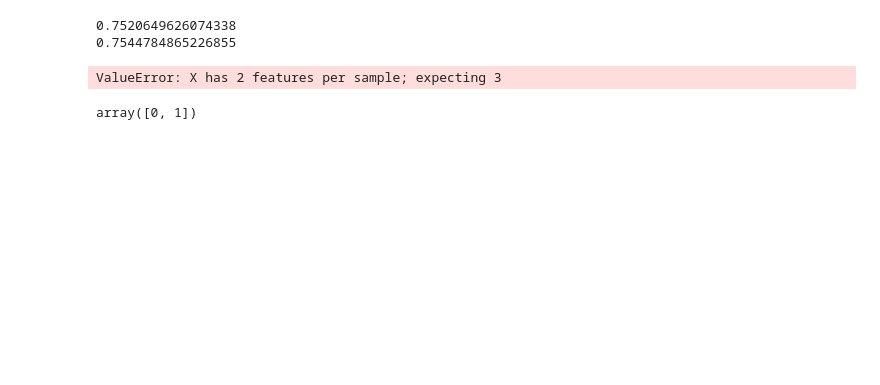
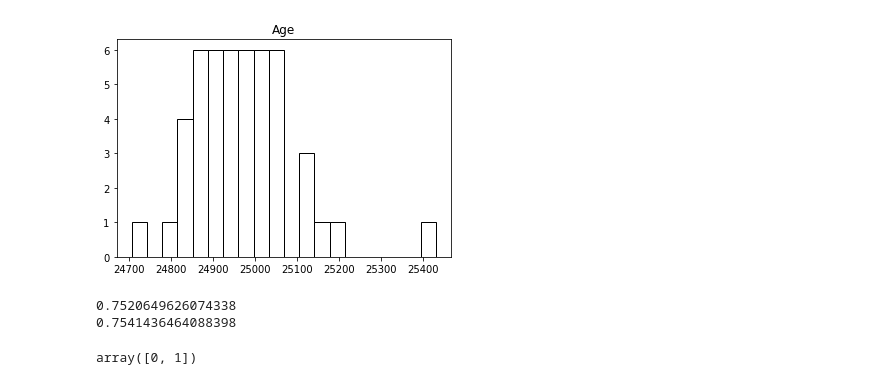
Before and after one commit to paulaxy/data_competition, a Jupyter notebook: process.ipynb, the cells around one changed output. Saved outputs shown, nothing was run; the diff lists cells and outputs as text; code cells hidden in the pictures; blank space fills up the shorter version.

```diff
--- a/process.ipynb
+++ b/process.ipynb
@@ -31,9 +117,19 @@ train_data["age"] = train_data["age"].map(lambda x: x - min_age)
+# %%
+# 调整后 age 取值不均问题
+import matplotlib.pyplot as plt
+%matplotlib inline
+x=train_data.age.unique()
+plt.hist(x,edgecolor="black",bins=20,color="white")
+plt.title("Age")
+plt.show()
+# %% [output]
+[figure, added]
 # %%
 # 模型训练
 from sklearn.linear_model import LogisticRegression
 from sklearn.model_selection import train_test_split
 
-train_X = train_data[["sex", "balance", "age"]]
+train_X = train_data[['sex','age','provider','level','verified','using_time','regist_type','card_a_cnt','card_b_cnt', 'card_c_cnt','agreement1','op1_cnt','op2_cnt','card_d_cnt','agreement_total','service1_cnt','service1_amt','service2_cnt','agreement2','agreement3','agreement4','acc_count','login_cnt_period1','login_cnt_period2','ip_cnt','login_cnt_avg','login_days_cnt','balance','balance_avg','balance1','balance1_avg', 'balance2','balance2_avg','service3','service3_level','product1_amount','product2_amount','product3_amount','product4_amount','product5_amount','product6_amount','product7_cnt','product7_fail_cnt']]
 train_Y = train_data["label"]
 
 X_train, X_test, y_train, y_test = train_test_split(train_X, train_Y, random_state=2020)
@@ -45,27 +141,25 @@ print(model.score(X_train, y_train))
 print(model.score(X_test, y_test))
 # %% [output]
 0.7520649626074338
-0.7544784865226855
+0.7541436464088398
 # %%
-import numpy as np
-def plot_decision_boundary(model, axis):
-    x0, x1 = np.meshgrid(
-        np.linspace(axis[0], axis[1], int((axis[1] - axis[0]) * 100)).reshape(-1, 1),
-        np.linspace(axis[2], axis[3], int((axis[3] - axis[2]) * 100)).reshape(-1, 1),
-    )
-    X_new = np.c_[x0.ravel(), x1.ravel()]
+# import numpy as np
+# def plot_decision_boundary(model, axis):
+#     x0, x1 = np.meshgrid(
+#         np.linspace(axis[0], axis[1], int((axis[1] - axis[0]) * 100)).reshape(-1, 1),
+#         np.linspace(axis[2], axis[3], int((axis[3] - axis[2]) * 100)).reshape(-1, 1),
+#     )
+#     X_new = np.c_[x0.ravel(), x1.ravel()]
 
-    y_predict = model.predict(X_new)
-    zz = y_predict.reshape(x0.shape)
+#     y_predict = model.predict(X_new)
+#     zz = y_predict.reshape(x0.shape)
 
-    custom_cmap = ListedColormap(['#EF9A9A', '#FFF59D', '#90CAF9'])
+#     custom_cmap = ListedColormap(['#EF9A9A', '#FFF59D', '#90CAF9'])
 
-    plt.contourf(x0, x1, zz, cmap=custom_cmap)
+#     plt.contourf(x0, x1, zz, cmap=custom_cmap)
 
-plot_decision_boundary(model, axis=[0, 100, 0, 100])
-plt.show()
+# plot_decision_boundary(model, axis=[0, 100, 0, 100])
+# plt.show()
-# %% [output]
-ValueError: X has 2 features per sample; expecting 3
 # %%
 train_data["label"].unique()
 # %% [output]
```
Also changed, not shown: parts of 15 cells of this notebook.
